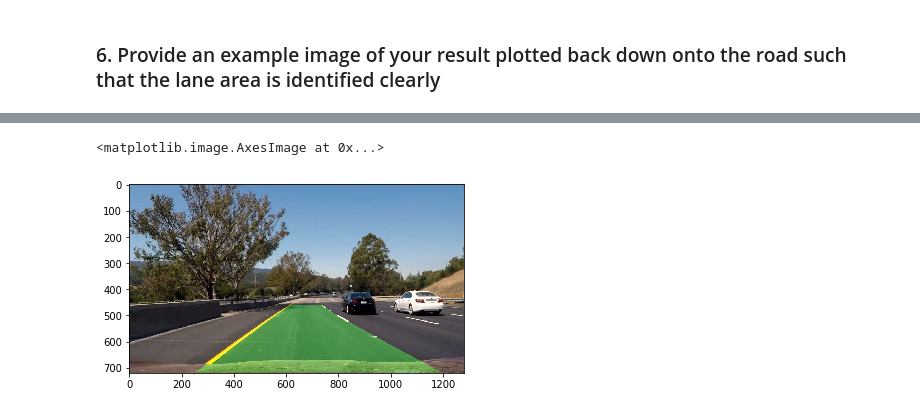
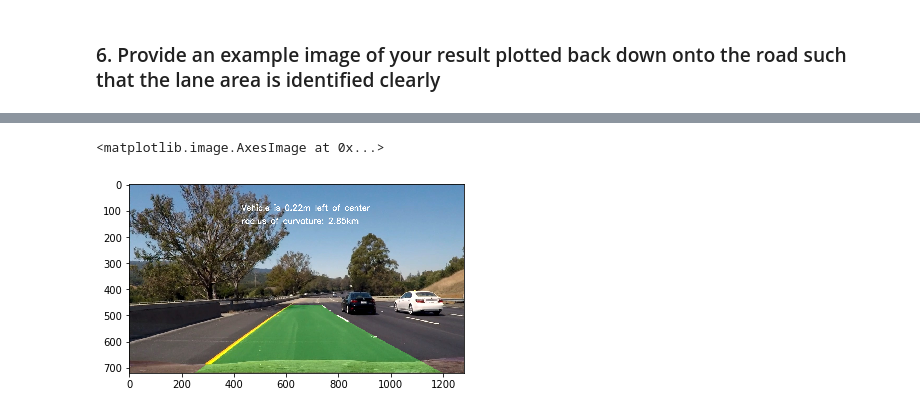
Before and after one commit to wangchangli/CarND-Advanced-Lane-Lines, a Jupyter notebook: examples/example.ipynb, the cells around one changed output, grey strips where cells are left out. Drawn from its saved outputs; the diff is of its cells as text; code cells hidden in the pictures.

```diff
--- a/examples/example.ipynb
+++ b/examples/example.ipynb
@@ -358,7 +368,7 @@ Minv = cv2.getPerspectiveTransform(dst_points, src_points)
 def draw_lane_line(img, left_fitx, right_fitx, ploty):
 
     # Create an image to draw the lines on
-    warp_zero = np.zeros_like(binary_warped).astype(np.uint8)
+    warp_zero = np.zeros_like(img[:,:,1]).astype(np.uint8)
     color_warp = np.dstack((warp_zero, warp_zero, warp_zero))
 
     # Recast the x and y points into usable format for cv2.fillPoly()
@@ -377,6 +387,9 @@ def draw_lane_line(img, left_fitx, right_fitx, ploty):
 
     return result
 
+img = cv2.imread('../test_images/test5.jpg')
+img = cv2.cvtColor(img, cv2.COLOR_BGR2RGB)
+
 ploty = np.linspace(0, img.shape[0]-1, img.shape[0])
 
 leftx, lefty, rightx, righty = get_lane_lines(perspective(threshold(img)))
@@ -387,8 +400,11 @@ right_fit = np.polyfit(righty, rightx, 2)
 left_fitx = left_fit[0]*ploty**2 + left_fit[1]*ploty + left_fit[2]
 right_fitx = right_fit[0]*ploty**2 + right_fit[1]*ploty + right_fit[2]
 
+
 final_img = draw_lane_line(img, left_fitx, right_fitx, ploty)
 
+cv2.imwrite('../output_images/test5_final.jpg',cv2.cvtColor(final_img, cv2.COLOR_BGR2RGB))
+
 plt.imshow(final_img)
 # %% [output]
 <matplotlib.image.AxesImage at 0x...>
@@ -426,6 +443,9 @@ class Line():
 
         self.yvals = None
 
+        # recent fit line base pos
+        self.recent_line_base_pos = None
+
     def set_diffs(self):
         if len(self.recent_xfitted) > 0 and self.best_fit is not None:
             self.diffs = self.current_fit - self.best_fit
@@ -433,22 +453,29 @@ class Line():
             self.diffs = np.array([0,0,0], dtype='float')
 
     def set_line_pos_pos(self):
-        y_max = 720
-        line_pos = self.current_fit[0]*y_max**2 + self.current_fit[1]*y_max + self.current_fit[2]
+        y_eval = np.max(self.yvals)
+        line_pos = self.current_fit[0]*y_eval**2 + self.current_fit[1]*y_eval + self.current_fit[2]
         center_pos = 640
-        self.line_base_pos =(line_pos - center_pos)*3.7/600.0 # 3.7 meters is about 600 pixels
+        self.line_base_pos =abs((line_pos - center_pos)*3.7/700.0) # 3.7/700 meters per pixel in x dimension
 
     def sanity_check(self):
         flag = True
-#         min_lane_width  = 3.5
-#         if(abs(self.line_base_pos)*2 < min_lane_width): # >3.7 and < ? #TODO
-#             print(abs(self.line_base_pos)*2)
-#             print('lane too width or narrow')
+
+        if(self.recent_line_base_pos):
+            if(abs(self.line_base_pos - self.recent_line_base_pos)/self.recent_line_base_pos > 0.3): # change over 30%
+                print('lane width change too much')
+                flag  = False
+
+#         if (abs(self.line_base_pos) > 3): # over 6
+#             print(self.line_base_pos)
+#             print(recent_line_base_pos)
+#             print('lane width too narrow or wide')
 #             flag  = False
 
-        if(len(self.recent_xfitted) > 0 and self.best_fit is not None):
+        # TODO what scale of change is unexpected change?
+        if(len(self.recent_xfitted) > 0 and self.best_fit!=None and self.diffs!=None):
             fit_delta = self.diffs / self.best_fit
-            if not (abs(fit_delta) < np.array([0.7,0.5,0.15])).all():
+            if not (abs(fit_delta) < np.array([0.8,0.8,0.15])).all():
                 print('fit change too much [%]', fit_delta)
                 flag=False
 
@@ -477,14 +504,24 @@ class Line():
             for fit in recent_fitted:
                 avg +=np.array(fit)
             avg = avg / len(recent_fitted)
-            self.bestfit = avg
+            self.best_fit = avg
+
+    def set_radius_of_curvature(self):
+        y_eval = np.max(self.yvals)
+        if self.best_fit is not None:
+            self.radius_of_curvature = ((1 + (2*self.best_fit[0]*y_eval + self.best_fit[1])**2)**1.5) / np.absolute(2*self.best_fit[0])
+
+    def remove_old_line(self):
+        if(len(self.recent_fitted) > 0):
+            self.recent_xfitted.pop()
+            self.recent_fitted.pop()
 
     def add_candidate_line(self, lanex, laney, yvals):
         self.allx = lanex
         self.ally = laney
         self.yvals = yvals
         self.current_fit = np.polyfit(laney, lanex, 2)
-        self.diffs = self.set_diffs()
+        self.set_diffs()
         self.set_line_pos_pos()
 
         if self.sanity_check():
@@ -492,8 +529,13 @@ class Line():
             self.add_line()
             self.set_bestx()
             self.set_bestfit()
+            self.set_radius_of_curvature()
+            self.recent_line_base_pos = self.line_base_pos
         else:
             self.detected=False
+            self.remove_old_line()
+            self.set_bestfit()
+            self.set_bestx()
 
 
 def pipeline(img):
@@ -502,35 +544,52 @@ def pipeline(img):
     undist_img = undist(img)
     threshold_img = threshold(undist_img)
     perspective_img = perspective(threshold_img)
     leftx, lefty, rightx, righty = get_lane_lines(perspective_img)
 
     ploty = np.linspace(0, img.shape[0]-1, img.shape[0])
 
     left_line.add_candidate_line(leftx, lefty, ploty)
     right_line.add_candidate_line(rightx, righty, ploty)
 
     left_fitx = left_line.bestx
     right_fitx = right_line.bestx
 
-    #print(left_fitx[0:10])
-    #print(left_line.recent_xfitted)
-    #print(left_line.recent_fitted)
 
     # we only need y from 0..720 and the response x to draw a line
     result = draw_lane_line(img, left_fitx, right_fitx, ploty)
+
+    font = cv2.FONT_HERSHEY_SIMPLEX
+
+    distance_of_center = round((left_line.line_base_pos - right_line.line_base_pos)/2, 2)
+    if(distance_of_center < 0):
+        str1 = str('Vehicle is '+str(abs(distance_of_center))+'m left of center')
+    else:
+        str1 = str('Vehicle is '+str(abs(distance_of_center))+'m right of center')
+    cv2.putText(result,str1,(430,100), font, 1,(255,255,255),2,cv2.LINE_AA)
+
+    if left_line.radius_of_curvature and right_line.radius_of_curvature:
+        curvature = 0.5*(round(right_line.radius_of_curvature/1000,1) + round(left_line.radius_of_curvature/1000,1))
+        str2 = str('radius of curvature: '+str(curvature)+'km')
+        cv2.putText(result,str2,(430,150), font, 1,(255,255,255),2,cv2.LINE_AA)
+
+#     str3 = str(round(right_line.current_fit[0],2)) + " "+str(round(right_line.current_fit[1],2)) + " "+str(round(right_line.current_fit[2],2))
+#     cv2.putText(result,str3,(430,200), font, 1,(255,255,255),2,cv2.LINE_AA)
+
+#     str4 = str(round(right_line.best_fit[0],2)) + " "+str(round(right_line.best_fit[1],2)) + " "+str(round(right_line.best_fit[2],2))
+#     cv2.putText(result,str4,(430,250), font, 1,(255,255,255),2,cv2.LINE_AA)
 
     return result
 
 left_line = Line()
 right_line = Line()
 
 img = cv2.imread('../test_images/test6.jpg')
 img = cv2.cvtColor(img, cv2.COLOR_BGR2RGB)
 
 result = pipeline(img)
 
 plt.imshow(result)
 # %% [output]
 <matplotlib.image.AxesImage at 0x...>
-[figure, old version]
+[figure, new version]
 # %% [markdown]
```
Also changed, not shown: parts of 9 cells of this notebook, 10 other files.
